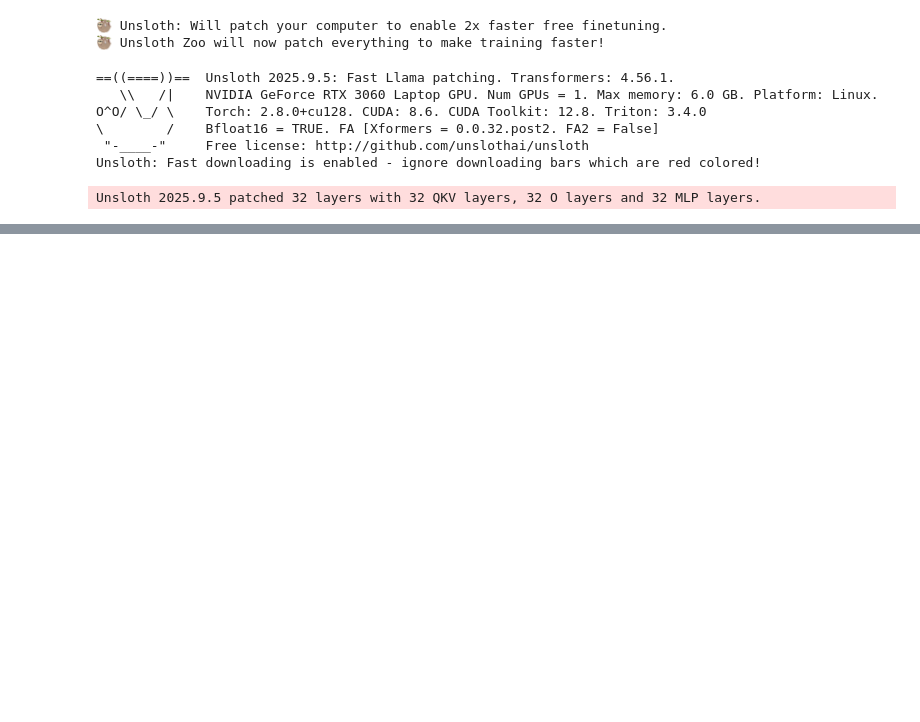
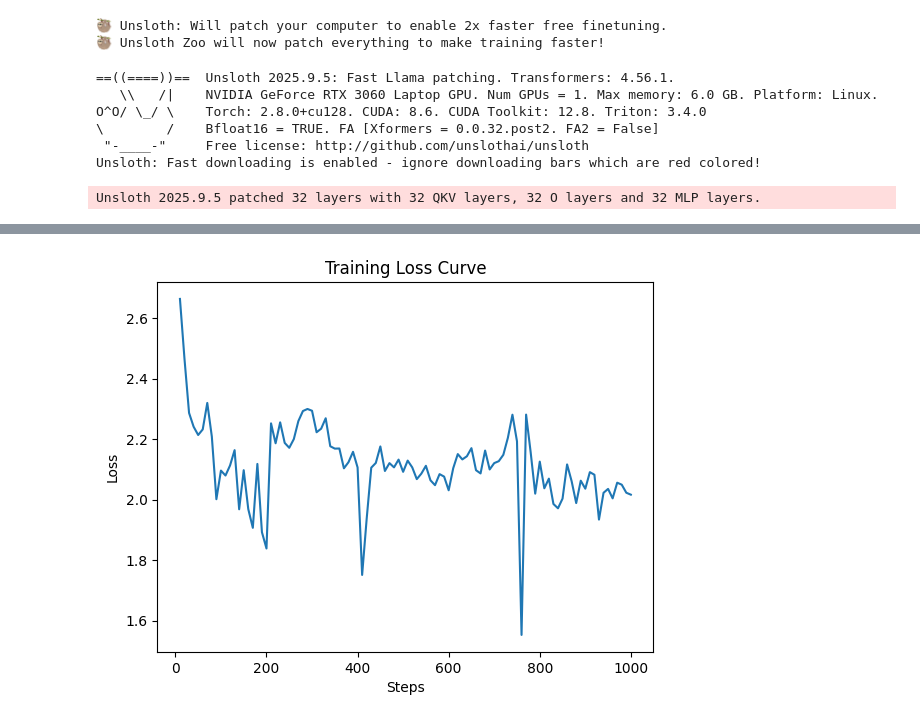
Before and after one commit to thiagofernandes101/tech-challeng-fine-tuning, a Jupyter notebook: src/foundation_model_tuning.ipynb, the cells around one changed output, grey strips where cells are left out. Drawn from its saved outputs; the diff is of its cells as text; code cells hidden in the pictures; blank space fills up the shorter version.

Commit message:
Metrics and fine tuning simplication for testing

```diff
--- a/src/foundation_model_tuning.ipynb
+++ b/src/foundation_model_tuning.ipynb
@@ -183 +214,18 @@ Unsloth: Will smartly offload gradients to save VRAM!
 Fine-tuning concluído!
+# %%
+# --- Accessing the final stats ---
+print("--- Overall Training Stats ---")
+print(f"Total Steps Completed: {trainer_stats.global_step}")
+print(f"Average Training Loss: {trainer_stats.training_loss:.4f}") # Format for readability
+
+print("\n--- Detailed Log History ---")
+# Access the detailed log from the trainer's state
+log_history = trainer.state.log_history
+
+for log in log_history:
+    # We check if 'loss' is in the log, as the last entry might be the final training metrics
+    if 'loss' in log:
+        step = log['step']
+        loss = log['loss']
+        lr = log['learning_rate']
+        print(f"Step: {step:<5} | Loss: {loss:.4f} | Learning Rate: {lr:.6f}")
@@ -184,3 +250,13 @@ Fine-tuning concluído!
+# %%
+df = pd.DataFrame(log_history)
+df.dropna(subset=['loss'], inplace=True) # Remove entries without a 'loss' key
+plt.plot(df['step'], df['loss'])
+plt.title("Training Loss Curve")
+plt.xlabel("Steps")
+plt.ylabel("Loss")
+plt.show()
+# %% [output]
+[figure, added]
 # %%
 print("\n--- TEST (AFTER) TRAINING ---")
 test_model("Jane's Battleships of the 20th Century")
```
Also changed, not shown: parts of 10 cells of this notebook.
